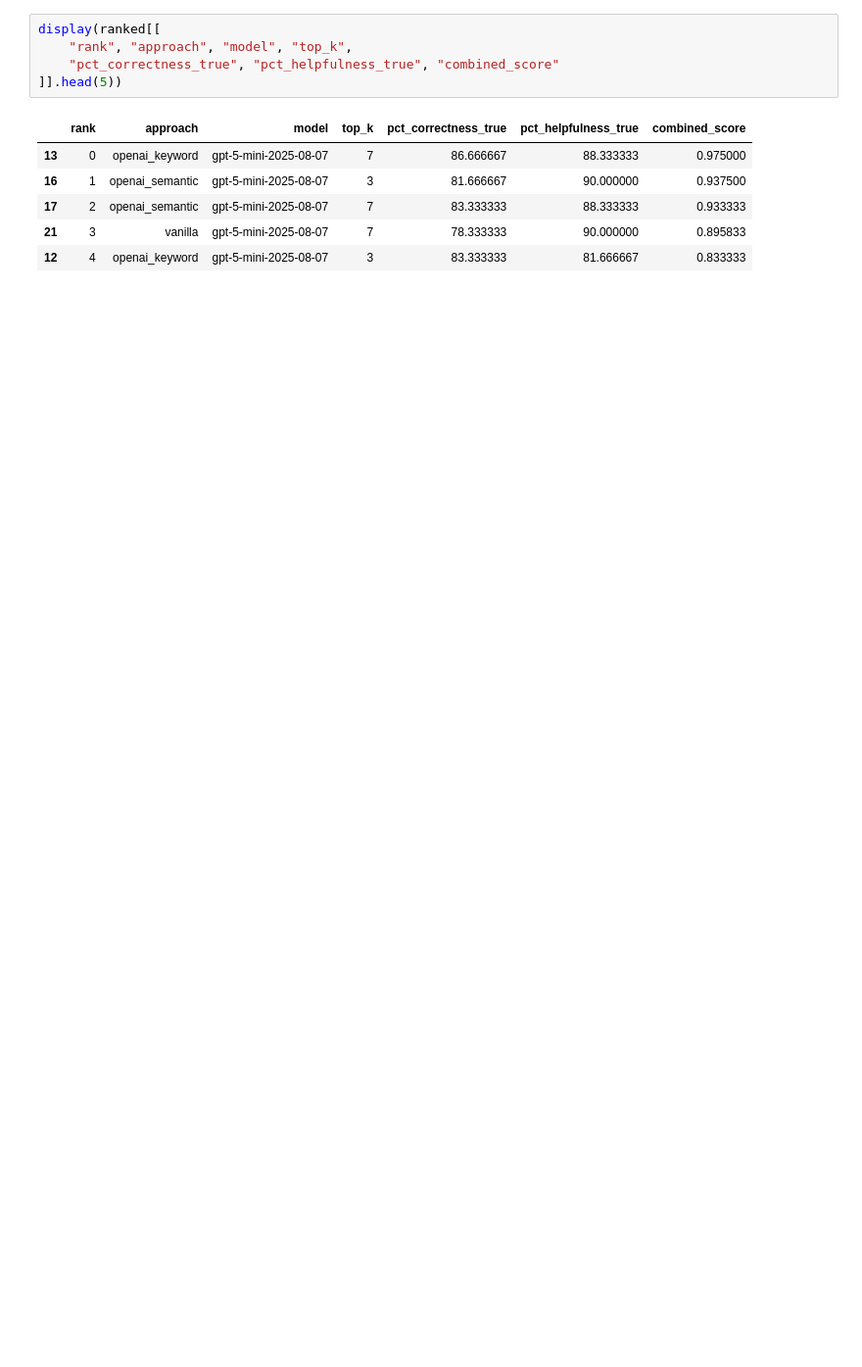
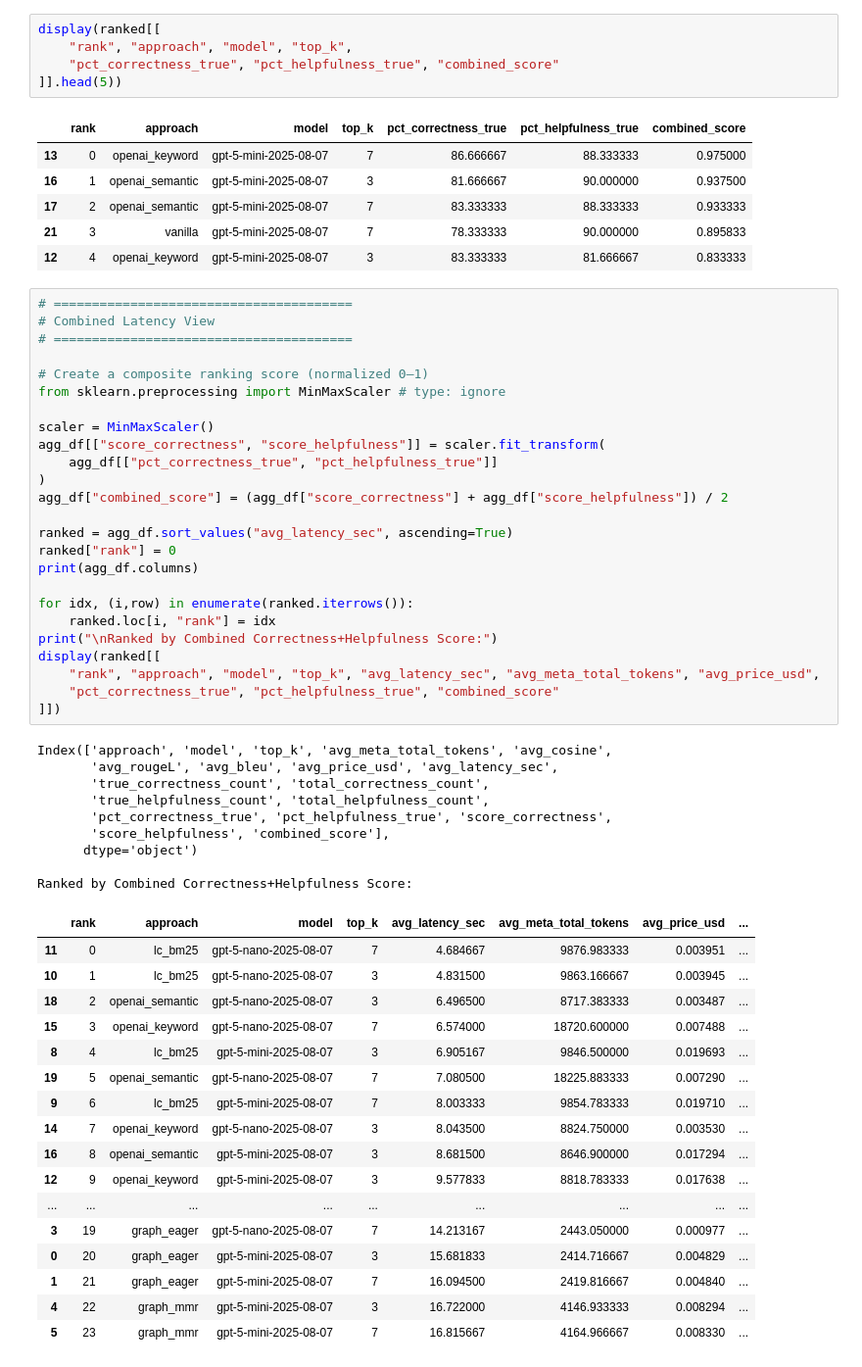
Before and after one commit to fryan2503/safety_rag_evaluation, a Jupyter notebook: code/notebooks/analysis.ipynb, the cells around one changed output. Shown: that part at 98% size. Cells and saved outputs as stored; diff of their text form; blank space fills up the shorter version.

```diff
--- a/code/notebooks/analysis.ipynb
+++ b/code/notebooks/analysis.ipynb
@@ -294,3 +340,55 @@ display(ranked[[
 | 17 | 2 | openai_semantic | gpt-5-mini-2025-08-07 | 7 | 83.333333 | 88.333333 | 0.933333 |
 | 21 | 3 | vanilla | gpt-5-mini-2025-08-07 | 7 | 78.333333 | 90.000000 | 0.895833 |
 | 12 | 4 | openai_keyword | gpt-5-mini-2025-08-07 | 3 | 83.333333 | 81.666667 | 0.833333 |
+# %%
+# =======================================
+# Combined Latency View
+# =======================================
+
+# Create a composite ranking score (normalized 0–1)
+from sklearn.preprocessing import MinMaxScaler # type: ignore
+
+scaler = MinMaxScaler()
+agg_df[["score_correctness", "score_helpfulness"]] = scaler.fit_transform(
+    agg_df[["pct_correctness_true", "pct_helpfulness_true"]]
+)
+agg_df["combined_score"] = (agg_df["score_correctness"] + agg_df["score_helpfulness"]) / 2
+
+ranked = agg_df.sort_values("avg_latency_sec", ascending=True)
+ranked["rank"] = 0
+print(agg_df.columns)
+
+for idx, (i,row) in enumerate(ranked.iterrows()):
+    ranked.loc[i, "rank"] = idx
+print("\nRanked by Combined Correctness+Helpfulness Score:")
+display(ranked[[
+    "rank", "approach", "model", "top_k", "avg_latency_sec", "avg_meta_total_tokens", "avg_price_usd",
+    "pct_correctness_true", "pct_helpfulness_true", "combined_score"
+]])
+# %% [output]
+Index(['approach', 'model', 'top_k', 'avg_meta_total_tokens', 'avg_cosine',
+       'avg_rougeL', 'avg_bleu', 'avg_price_usd', 'avg_latency_sec',
+       'true_correctness_count', 'total_correctness_count',
+       'true_helpfulness_count', 'total_helpfulness_count',
+       'pct_correctness_true', 'pct_helpfulness_true', 'score_correctness',
+       'score_helpfulness', 'combined_score'],
+      dtype='object')
+
+Ranked by Combined Correctness+Helpfulness Score:
+|  | rank | approach | model | top_k | avg_latency_sec | avg_meta_total_tokens | avg_price_usd | ... |
+| 11 | 0 | lc_bm25 | gpt-5-nano-2025-08-07 | 7 | 4.684667 | 9876.983333 | 0.003951 | ... |
+| 10 | 1 | lc_bm25 | gpt-5-nano-2025-08-07 | 3 | 4.831500 | 9863.166667 | 0.003945 | ... |
+| 18 | 2 | openai_semantic | gpt-5-nano-2025-08-07 | 3 | 6.496500 | 8717.383333 | 0.003487 | ... |
+| 15 | 3 | openai_keyword | gpt-5-nano-2025-08-07 | 7 | 6.574000 | 18720.600000 | 0.007488 | ... |
+| 8 | 4 | lc_bm25 | gpt-5-mini-2025-08-07 | 3 | 6.905167 | 9846.500000 | 0.019693 | ... |
+| 19 | 5 | openai_semantic | gpt-5-nano-2025-08-07 | 7 | 7.080500 | 18225.883333 | 0.007290 | ... |
+| 9 | 6 | lc_bm25 | gpt-5-mini-2025-08-07 | 7 | 8.003333 | 9854.783333 | 0.019710 | ... |
+| 14 | 7 | openai_keyword | gpt-5-nano-2025-08-07 | 3 | 8.043500 | 8824.750000 | 0.003530 | ... |
+| 16 | 8 | openai_semantic | gpt-5-mini-2025-08-07 | 3 | 8.681500 | 8646.900000 | 0.017294 | ... |
+| 12 | 9 | openai_keyword | gpt-5-mini-2025-08-07 | 3 | 9.577833 | 8818.783333 | 0.017638 | ... |
+| ... | ... | ... | ... | ... | ... | ... | ... | ... |
+| 3 | 19 | graph_eager | gpt-5-nano-2025-08-07 | 7 | 14.213167 | 2443.050000 | 0.000977 | ... |
+| 0 | 20 | graph_eager | gpt-5-mini-2025-08-07 | 3 | 15.681833 | 2414.716667 | 0.004829 | ... |
+| 1 | 21 | graph_eager | gpt-5-mini-2025-08-07 | 7 | 16.094500 | 2419.816667 | 0.004840 | ... |
+| 4 | 22 | graph_mmr | gpt-5-mini-2025-08-07 | 3 | 16.722000 | 4146.933333 | 0.008294 | ... |
+| 5 | 23 | graph_mmr | gpt-5-mini-2025-08-07 | 7 | 16.815667 | 4164.966667 | 0.008330 | ... |
```
Also changed, not shown: parts of 6 cells of this notebook.
